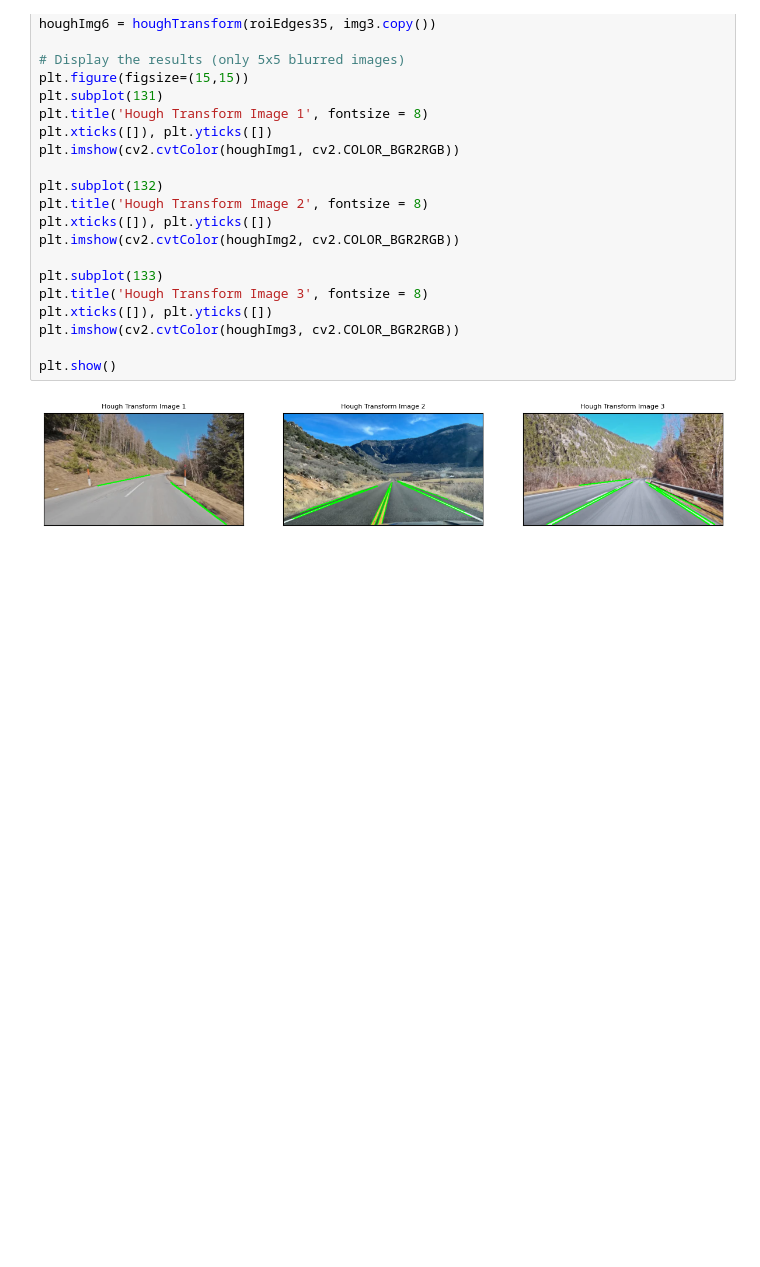
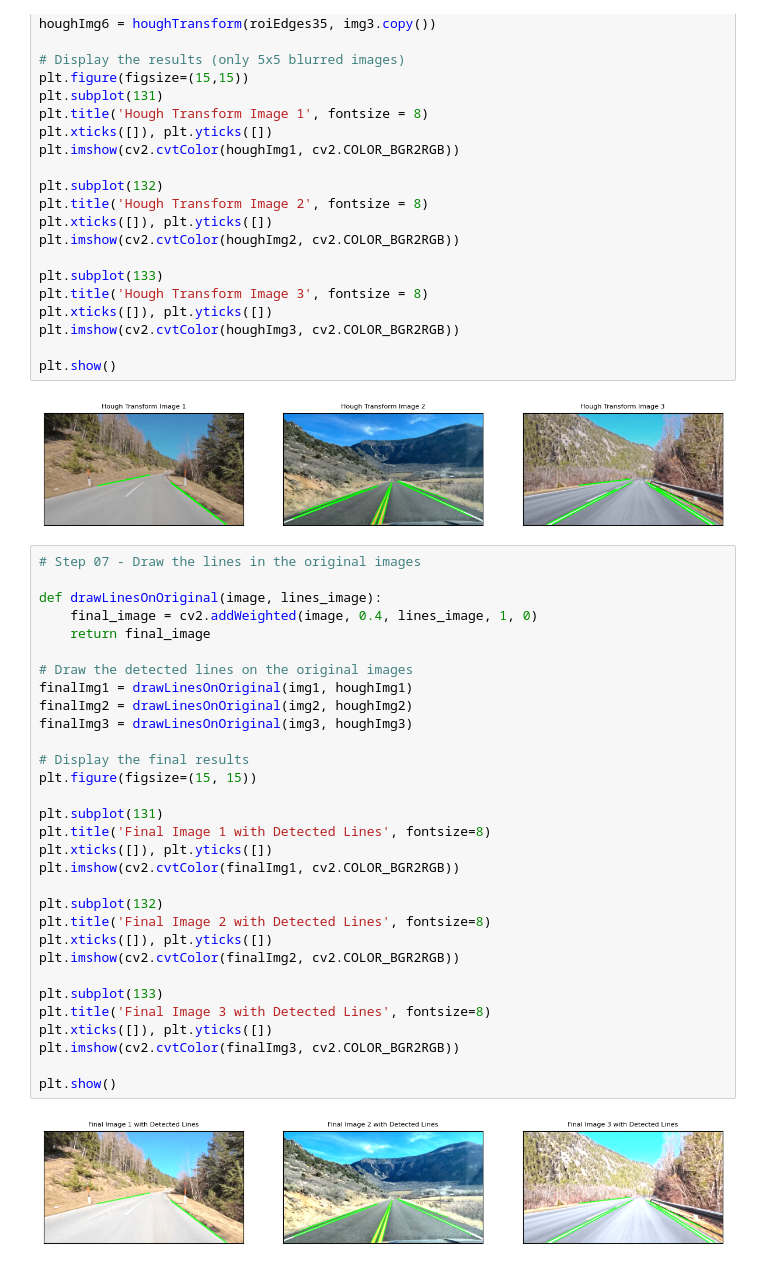
Before and after one commit to DilshanGDT/Project-SafePath, a Jupyter notebook: test.ipynb, the cells around one changed output. Cells and saved outputs as stored; diff of their text form; blank space fills up the shorter version.

Commit message:
Step 07 - Draw the lines in the original images

```diff
--- a/test.ipynb
+++ b/test.ipynb
@@ -264,3 +264,36 @@ plt.imshow(cv2.cvtColor(houghImg3, cv2.COLOR_BGR2RGB))
 plt.show()
 # %% [output]
 [figure]
+# %%
+# Step 07 - Draw the lines in the original images
+
+def drawLinesOnOriginal(image, lines_image):
+    final_image = cv2.addWeighted(image, 0.4, lines_image, 1, 0)
+    return final_image
+
+# Draw the detected lines on the original images
+finalImg1 = drawLinesOnOriginal(img1, houghImg1)
+finalImg2 = drawLinesOnOriginal(img2, houghImg2)
+finalImg3 = drawLinesOnOriginal(img3, houghImg3)
+
+# Display the final results
+plt.figure(figsize=(15, 15))
+
+plt.subplot(131)
+plt.title('Final Image 1 with Detected Lines', fontsize=8)
+plt.xticks([]), plt.yticks([])
+plt.imshow(cv2.cvtColor(finalImg1, cv2.COLOR_BGR2RGB))
+
+plt.subplot(132)
+plt.title('Final Image 2 with Detected Lines', fontsize=8)
+plt.xticks([]), plt.yticks([])
+plt.imshow(cv2.cvtColor(finalImg2, cv2.COLOR_BGR2RGB))
+
+plt.subplot(133)
+plt.title('Final Image 3 with Detected Lines', fontsize=8)
+plt.xticks([]), plt.yticks([])
+plt.imshow(cv2.cvtColor(finalImg3, cv2.COLOR_BGR2RGB))
+
+plt.show()
+# %% [output]
+[figure, added]
```
